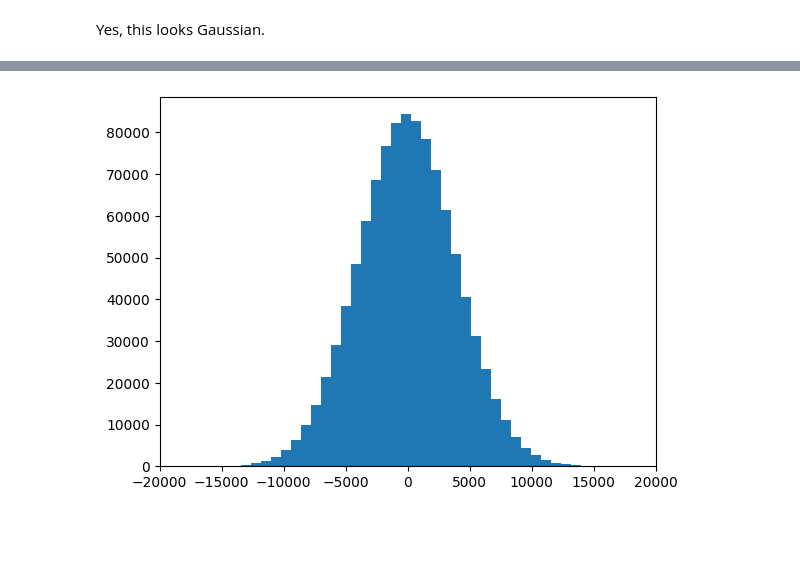
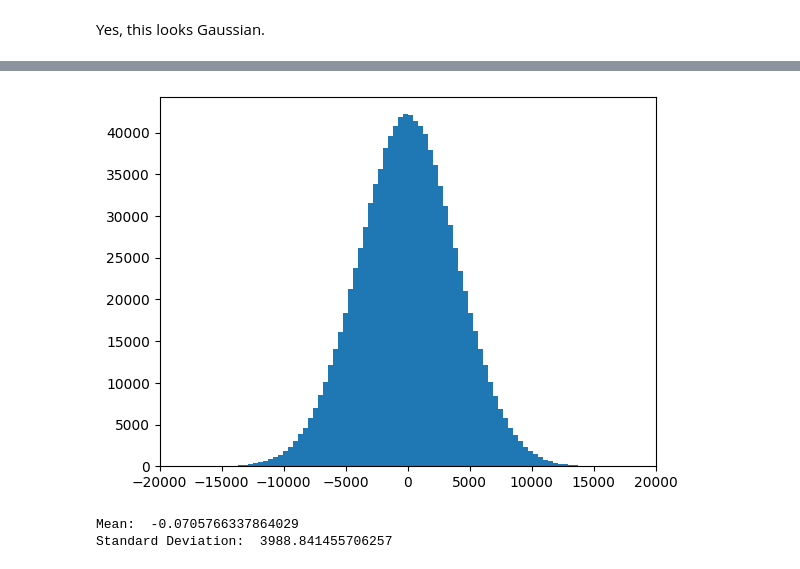
Before and after one commit to norrismeg/odw, a Jupyter notebook: Tutorials/Day_2/Tuto_2.1_Matched_filtering_introduction.ipynb, the cells around one changed output, grey strips where cells are left out. Drawn from its saved outputs; the diff is of its cells as text; code cells hidden in the pictures; blank space fills up the shorter version.

```diff
--- a/Tutorials/Day_2/Tuto_2.1_Matched_filtering_introduction.ipynb
+++ b/Tutorials/Day_2/Tuto_2.1_Matched_filtering_introduction.ipynb
@@ -241,13 +241,18 @@ data_whitened.data.std = 22.475948763547418
 [figure]
 # %%
-plt.hist(cross_correlation,bins=500)
+plt.hist(cross_correlation,bins=1000)
 plt.xlim(-20000,20000)
 plt.show()
 # %% [output]
-[figure, old version]
+[figure, new version]
 # %%
-counts, bins = numpy.histogram(cross_correlation,bins=100)
-mids = (bins[:-1] + bins[1:] / 2)
+counts, bins = numpy.histogram(cross_correlation,bins=1000)
+mids = (bins[:-1] + bins[1:]) / 2
 mean = numpy.average(mids, weights=counts)
-print('Mean:',mean)
-variance =
+print('Mean: ',mean)
+variance = numpy.average((mids - mean)**2, weights=counts)
+std_dev = numpy.sqrt(variance)
+print('Standard Deviation: ',std_dev)
+# %% [output]
+Mean:  -0.0705766337864029
+Standard Deviation:  3988.841455706257
```
Also changed, not shown: parts of 5 cells of this notebook.
